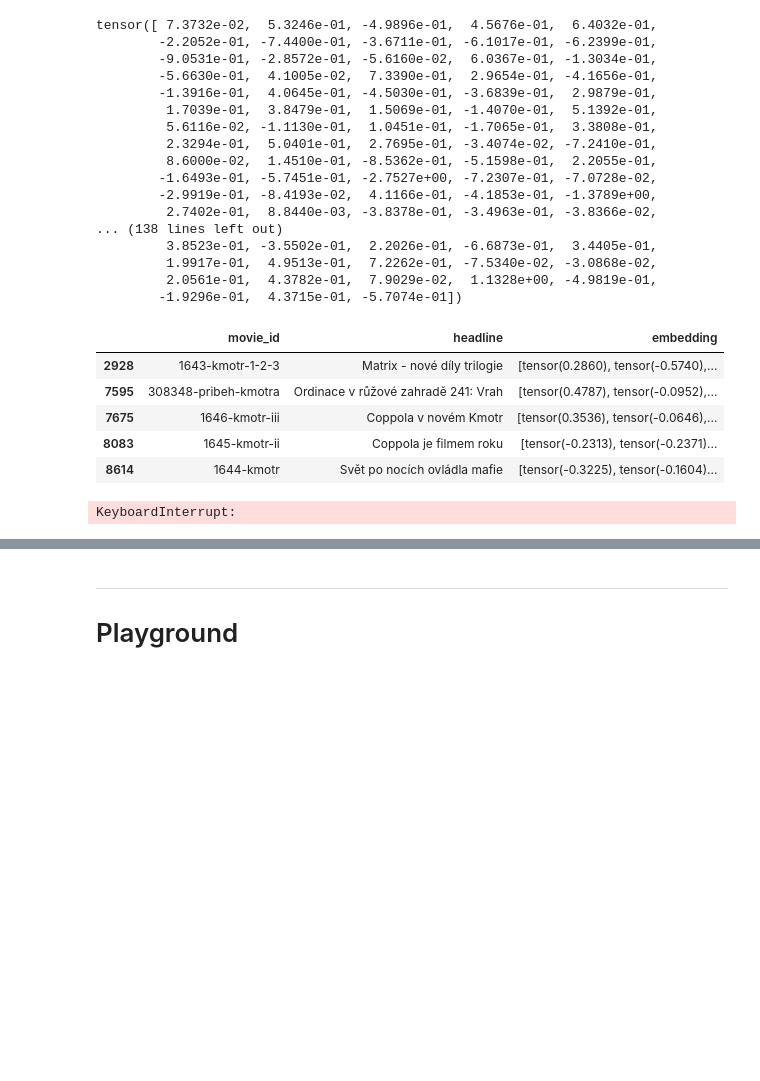
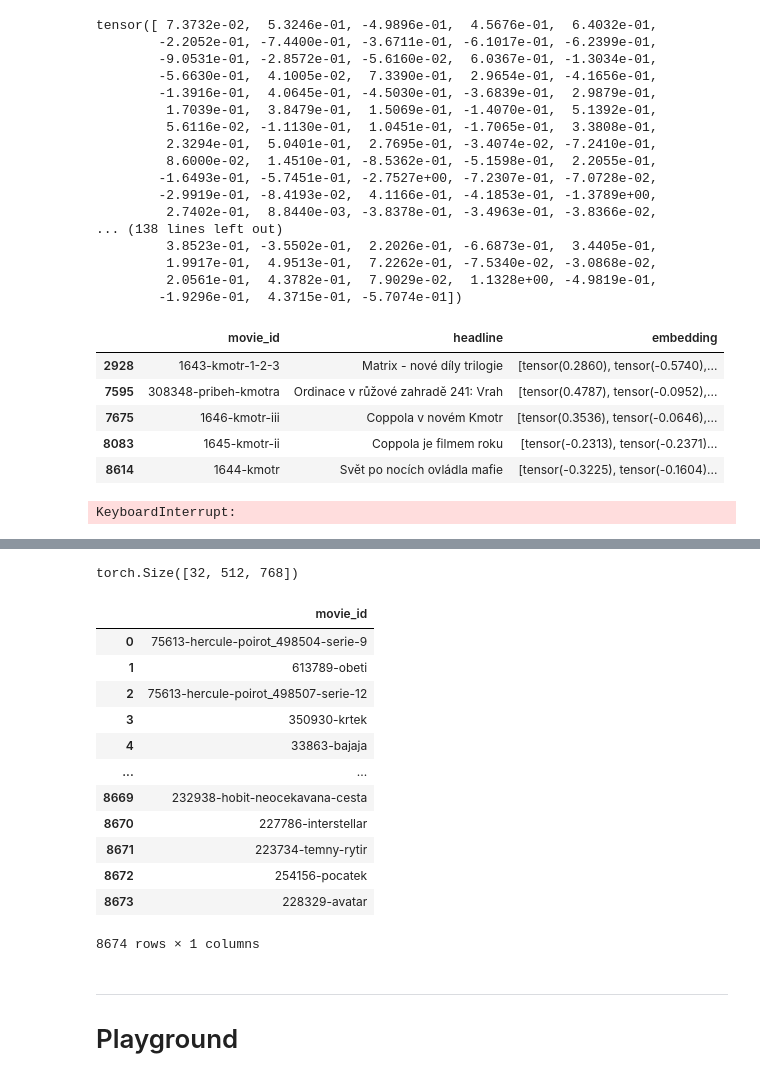
Before and after one commit to prompteus/csfd-movie-recommender, a Jupyter notebook: src/recommend/notebooks/cb_recsystems_AdamBranch.ipynb, the cells around one changed output, grey strips where cells are left out. Saved outputs shown, nothing was run; the diff lists cells and outputs as text; code cells hidden in the pictures; blank space fills up the shorter version.

Commit message:
finish the embedding recommender base class and Headline and FirstSentence recommenders

```diff
--- a/src/recommend/notebooks/cb_recsystems_AdamBranch.ipynb
+++ b/src/recommend/notebooks/cb_recsystems_AdamBranch.ipynb
@@ -880,0 +952,11 @@ sysetm.recommend
+# %%
+%%time
+device = "cuda"
+model.to(device)
+tokens_tensors = torch.stack([torch.randint(0,10000, (512,))] *1).to(device)
+print(tokens_tensors.shape)
+segments_tensors = torch.tensor([512*[1]]*1).to(device)
+print(segments_tensors.shape)
+with torch.no_grad():
+    outputs = model(tokens_tensors, segments_tensors, output_hidden_states=True)
+    hidden_states = outputs[2]
@@ -881,3 +968,62 @@ sysetm.recommend
+# %%
+hidden_states[0].shape
+# %% [output]
+torch.Size([32, 512, 768])
+# %%
+    def generate_one_embedding(self, sentence):
+        # convert one descriptor to BERT input and generate embeddings
+        marked_text = "[CLS] " + str(sentence) + " [SEP]"
+
+        # Tokenize our sentence with the BERT tokenizer.
+        tokenized_text = self.tokenizer.tokenize(marked_text)
+
+        # Map the token strings to their vocabulary indeces.
+        indexed_tokens = self.tokenizer.convert_tokens_to_ids(tokenized_text)
+
+        # Mark each of the 22 tokens as belonging to sentence "1".
+        segments_ids = [1] * len(tokenized_text)
+
+        # Convert to pytorh and cut the tensor to max len: 512
+        tokens_tensor = torch.tensor([indexed_tokens])[:, :512]
+        segments_tensors = torch.tensor([segments_ids])[:, :512]
+
+        # Run the text through BERT, and collect all of the hidden states produced
+        # from all 12 layers.
+        with torch.no_grad():
+            outputs = self.model(tokens_tensor, segments_tensors, output_hidden_states=True)
+            hidden_states = outputs[2]
+
+        # Concatenate the tensors for all layers. We use `stack` here to
+        # create a new dimension in the tensor.
+        token_embeddings = torch.stack(hidden_states, dim=0)
+
+        # Remove dimension 1, the "batches".
+        token_embeddings = torch.squeeze(token_embeddings, dim=1)
+
+        # Swap dimensions 0 and 1.
+        token_embeddings = token_embeddings.permute(1,0,2)
+
+        # `token_vecs` is a tensor with shape [22 x 768]
+        token_vecs = hidden_states[-2][0]
+
+        # Calculate the average of all 22 token vectors.
+        sentence_embedding = torch.mean(token_vecs, dim=0)
+
+        return sentence_embedding.tolist()
+# %% [output]
+|  | movie_id |
+| 0 | 75613-hercule-poirot_498504-serie-9 |
+| 1 | 613789-obeti |
+| 2 | 75613-hercule-poirot_498507-serie-12 |
+| 3 | 350930-krtek |
+| 4 | 33863-bajaja |
+| ... | ... |
+| 8669 | 232938-hobit-neocekavana-cesta |
+| 8670 | 227786-interstellar |
+| 8671 | 223734-temny-rytir |
+| 8672 | 254156-pocatek |
+| 8673 | 228329-avatar |
+8674 rows × 1 columns
 # %% [markdown]
 ---
 # Playground
```
Also changed, not shown: parts of 26 cells of this notebook.
